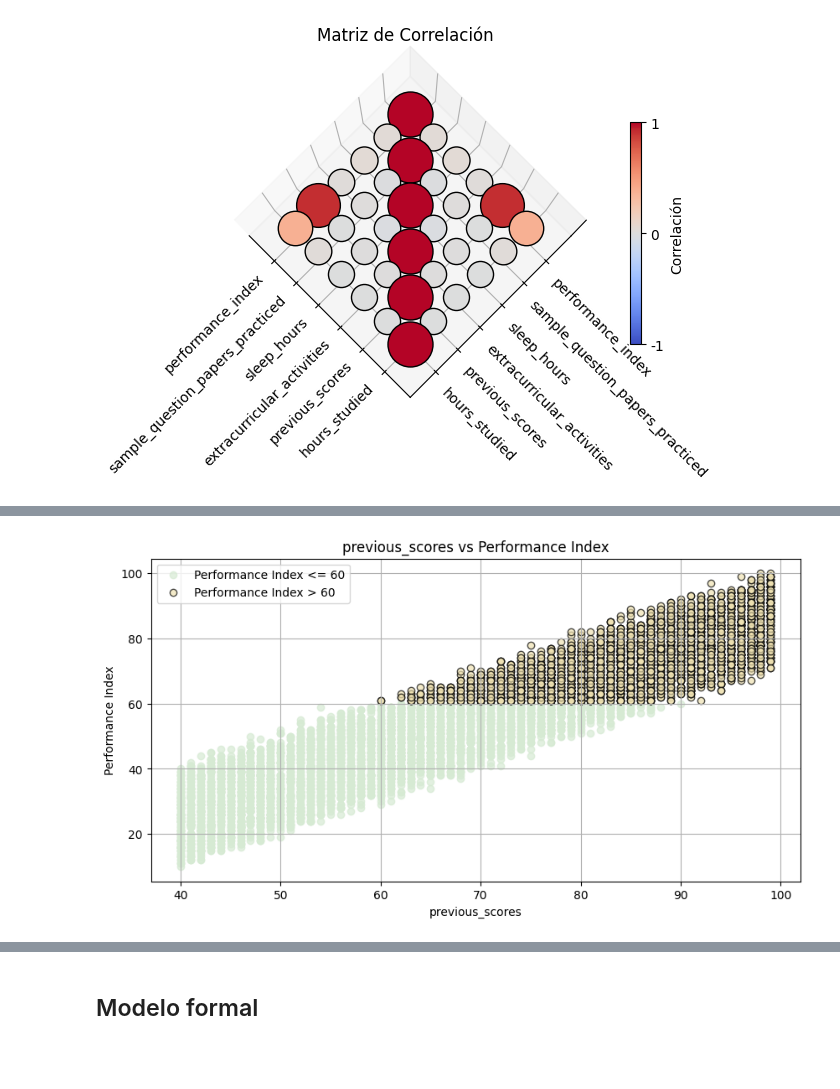
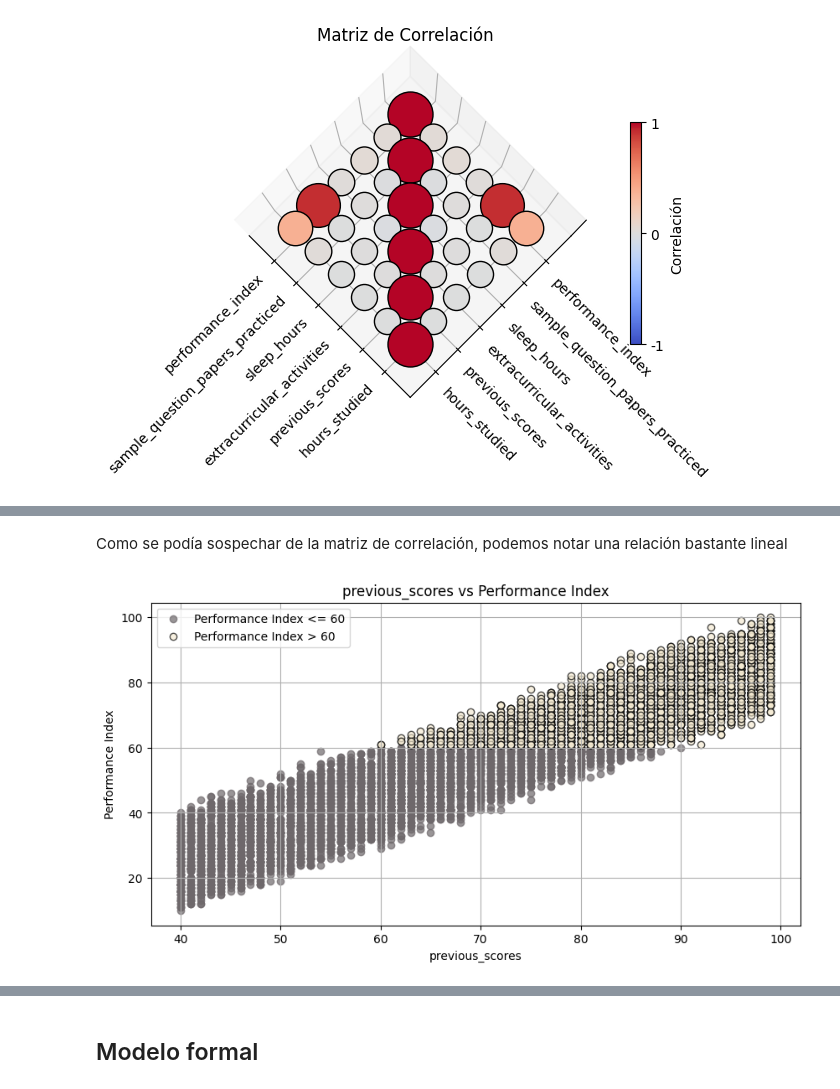
Before and after one commit to amaranto/aa2, a Jupyter notebook: ej1/ej1.ipynb, the cells around one changed output, grey strips where cells are left out. Drawn from its saved outputs; the diff is of its cells as text; code cells hidden in the pictures; blank space fills up the shorter version.

```diff
--- a/ej1/ej1.ipynb
+++ b/ej1/ej1.ipynb
@@ -428,34 +489,26 @@ plt.grid(True)
+# %% [markdown]
+Como se podía sospechar de la matriz de correlación, podemos notar una relación bastante lineal
 # %%
-# Generate distinct pastel colors
-def generate_pastel_color(high_contrast=True):
-    if high_contrast:
-        return tuple((np.random.rand(3) * 0.6) + 0.4)  # Generate a high-contrast pastel color
-    else:
-        return tuple((np.random.rand(3) + 1) / 2)  # Generate a more muted, whitened pastel color
-
-# Scatter plot comparing studied hours with performance index
 plt.figure(figsize=(10, 5))
 
-# Plot for students with performance index <= 60
 plt.scatter(df_train[df_train['performance_index'] <= 60]['previous_scores'],
             df_train[df_train['performance_index'] <= 60]['performance_index'],
             color=generate_pastel_color(high_contrast=True),
             label='Performance Index <= 60',
             alpha=0.7,
             )
 
-# Plot for students with performance index > 60
 plt.scatter(df_train[df_train['performance_index'] > 60]['previous_scores'],
             df_train[df_train['performance_index'] > 60]['performance_index'],
             color=generate_pastel_color(high_contrast=False),
             label='Performance Index > 60',
             alpha=0.7,
             edgecolor='black')
 
 plt.title('previous_scores vs Performance Index')
 plt.xlabel('previous_scores')
 plt.ylabel('Performance Index')
 plt.legend()
 plt.grid(True)
 # %% [output]
-[figure, old version]
+[figure, new version]
```
Also changed, not shown: parts of 44 cells of this notebook.
